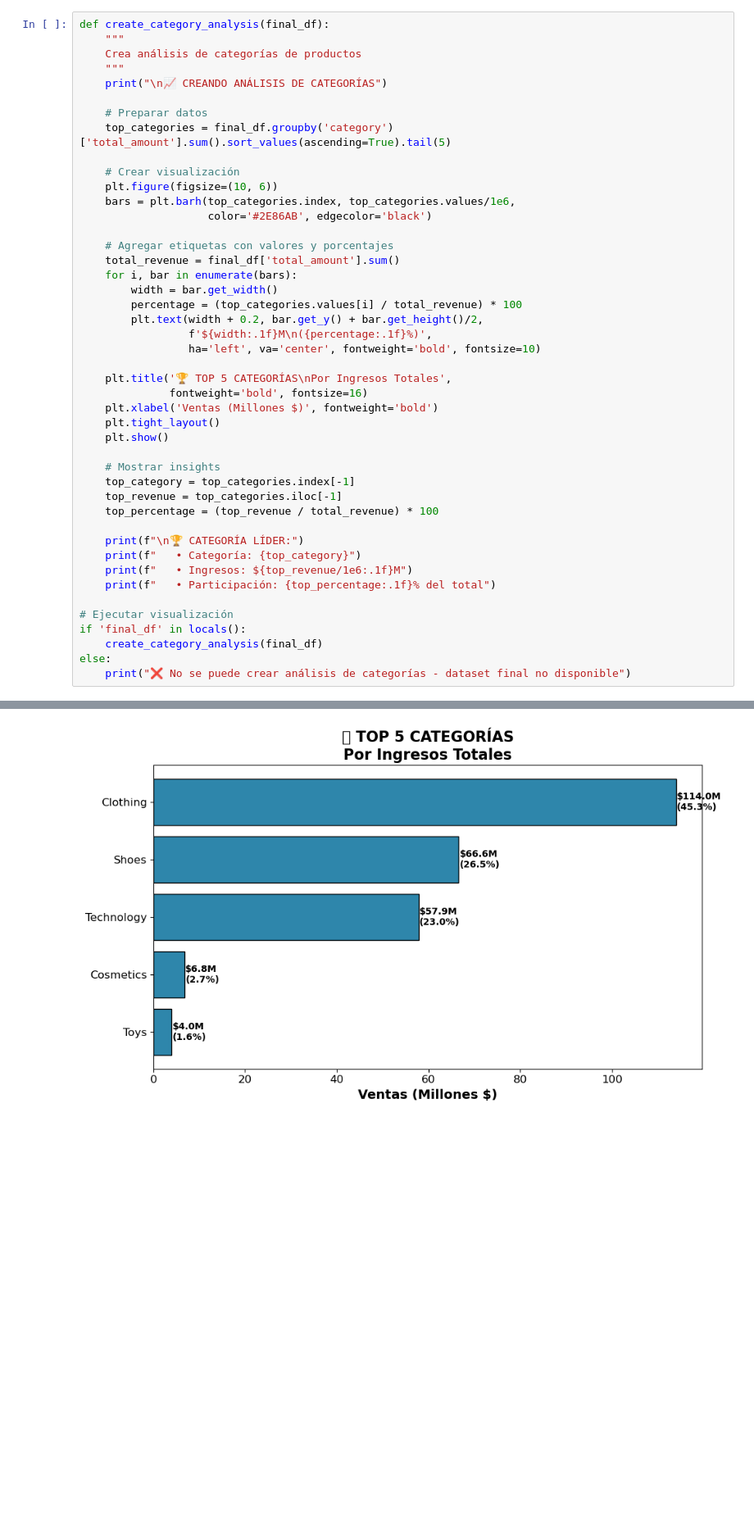
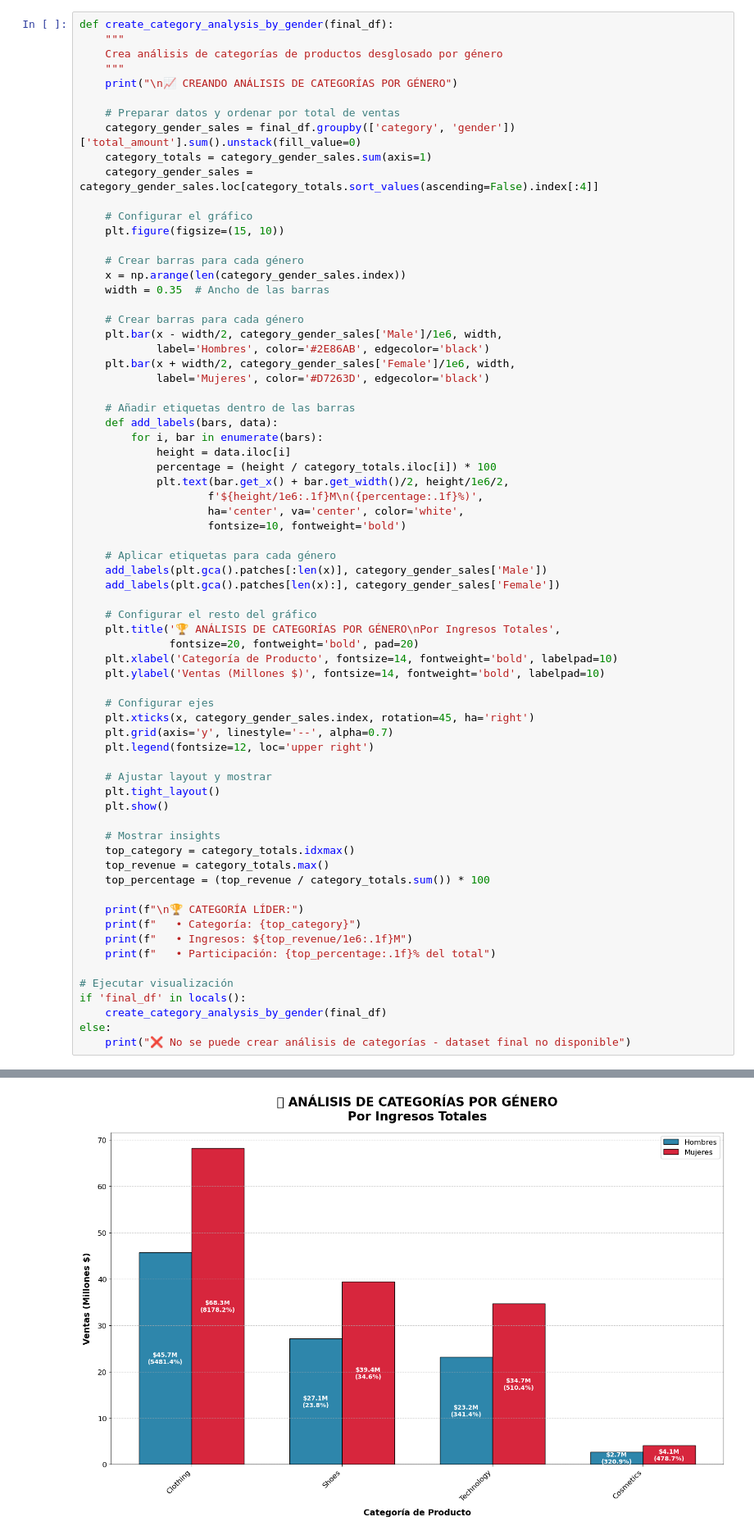
Before and after one commit to MarcosArtificialIntelligence/ABP-TS-Programacion-Y-Base-de-datos, a Jupyter notebook: Analisis-de-negocio-Ventas-Clientes-Insights.ipynb, the cells around one changed output, grey strips where cells are left out. Shown at 82% size. Drawn from its saved outputs; the diff is of its cells as text; blank space fills up the shorter version.

```diff
--- a/Analisis-de-negocio-Ventas-Clientes-Insights.ipynb
+++ b/Analisis-de-negocio-Ventas-Clientes-Insights.ipynb
@@ -587,39 +651,63 @@ Esta visualización presenta las **categorías de productos más rentables** med
 
 Esta visualización es esencial para la planificación de productos y la optimización del mix de categorías.
 # %%
-def create_category_analysis(final_df):
+def create_category_analysis_by_gender(final_df):
     """
-    Crea análisis de categorías de productos
+    Crea análisis de categorías de productos desglosado por género
     """
-    print("\n📈 CREANDO ANÁLISIS DE CATEGORÍAS")
+    print("\n📈 CREANDO ANÁLISIS DE CATEGORÍAS POR GÉNERO")
 
-    # Preparar datos
-    top_categories = final_df.groupby('category')['total_amount'].sum().sort_values(ascending=True).tail(5)
+    # Preparar datos y ordenar por total de ventas
+    category_gender_sales = final_df.groupby(['category', 'gender'])['total_amount'].sum().unstack(fill_value=0)
+    category_totals = category_gender_sales.sum(axis=1)
+    category_gender_sales = category_gender_sales.loc[category_totals.sort_values(ascending=False).index[:4]]
 
-    # Crear visualización
-    plt.figure(figsize=(10, 6))
-    bars = plt.barh(top_categories.index, top_categories.values/1e6,
-                    color='#2E86AB', edgecolor='black')
+    # Configurar el gráfico
+    plt.figure(figsize=(15, 10))
 
-    # Agregar etiquetas con valores y porcentajes
-    total_revenue = final_df['total_amount'].sum()
-    for i, bar in enumerate(bars):
-        width = bar.get_width()
-        percentage = (top_categories.values[i] / total_revenue) * 100
-        plt.text(width + 0.2, bar.get_y() + bar.get_height()/2,
-                 f'${width:.1f}M\n({percentage:.1f}%)',
-                 ha='left', va='center', fontweight='bold', fontsize=10)
+    # Crear barras para cada género
+    x = np.arange(len(category_gender_sales.index))
+    width = 0.35  # Ancho de las barras
 
-    plt.title('🏆 TOP 5 CATEGORÍAS\nPor Ingresos Totales',
-              fontweight='bold', fontsize=16)
-    plt.xlabel('Ventas (Millones $)', fontweight='bold')
+    # Crear barras para cada género
+    plt.bar(x - width/2, category_gender_sales['Male']/1e6, width,
+            label='Hombres', color='#2E86AB', edgecolor='black')
+    plt.bar(x + width/2, category_gender_sales['Female']/1e6, width,
+            label='Mujeres', color='#D7263D', edgecolor='black')
+
+    # Añadir etiquetas dentro de las barras
+    def add_labels(bars, data):
+        for i, bar in enumerate(bars):
+            height = data.iloc[i]
+            percentage = (height / category_totals.iloc[i]) * 100
+            plt.text(bar.get_x() + bar.get_width()/2, height/1e6/2,
+                    f'${height/1e6:.1f}M\n({percentage:.1f}%)',
+                    ha='center', va='center', color='white',
+                    fontsize=10, fontweight='bold')
+
+    # Aplicar etiquetas para cada género
+    add_labels(plt.gca().patches[:len(x)], category_gender_sales['Male'])
+    add_labels(plt.gca().patches[len(x):], category_gender_sales['Female'])
+
+    # Configurar el resto del gráfico
+    plt.title('🏆 ANÁLISIS DE CATEGORÍAS POR GÉNERO\nPor Ingresos Totales',
+              fontsize=20, fontweight='bold', pad=20)
+    plt.xlabel('Categoría de Producto', fontsize=14, fontweight='bold', labelpad=10)
+    plt.ylabel('Ventas (Millones $)', fontsize=14, fontweight='bold', labelpad=10)
+
+    # Configurar ejes
+    plt.xticks(x, category_gender_sales.index, rotation=45, ha='right')
+    plt.grid(axis='y', linestyle='--', alpha=0.7)
+    plt.legend(fontsize=12, loc='upper right')
+
+    # Ajustar layout y mostrar
     plt.tight_layout()
     plt.show()
 
     # Mostrar insights
-    top_category = top_categories.index[-1]
-    top_revenue = top_categories.iloc[-1]
-    top_percentage = (top_revenue / total_revenue) * 100
+    top_category = category_totals.idxmax()
+    top_revenue = category_totals.max()
+    top_percentage = (top_revenue / category_totals.sum()) * 100
 
     print(f"\n🏆 CATEGORÍA LÍDER:")
     print(f"   • Categoría: {top_category}")
@@ -628,7 +716,7 @@ def create_category_analysis(final_df):
 
 # Ejecutar visualización
 if 'final_df' in locals():
-    create_category_analysis(final_df)
+    create_category_analysis_by_gender(final_df)
 else:
     print("❌ No se puede crear análisis de categorías - dataset final no disponible")
 # %% [output]
@@ -636,4 +724,4 @@ else:
-[figure, old version]
+[figure, new version]
 🏆 CATEGORÍA LÍDER:
    • Categoría: Clothing
    • Ingresos: $114.0M
```
Also changed, not shown: parts of 9 cells of this notebook, 1 other file.
